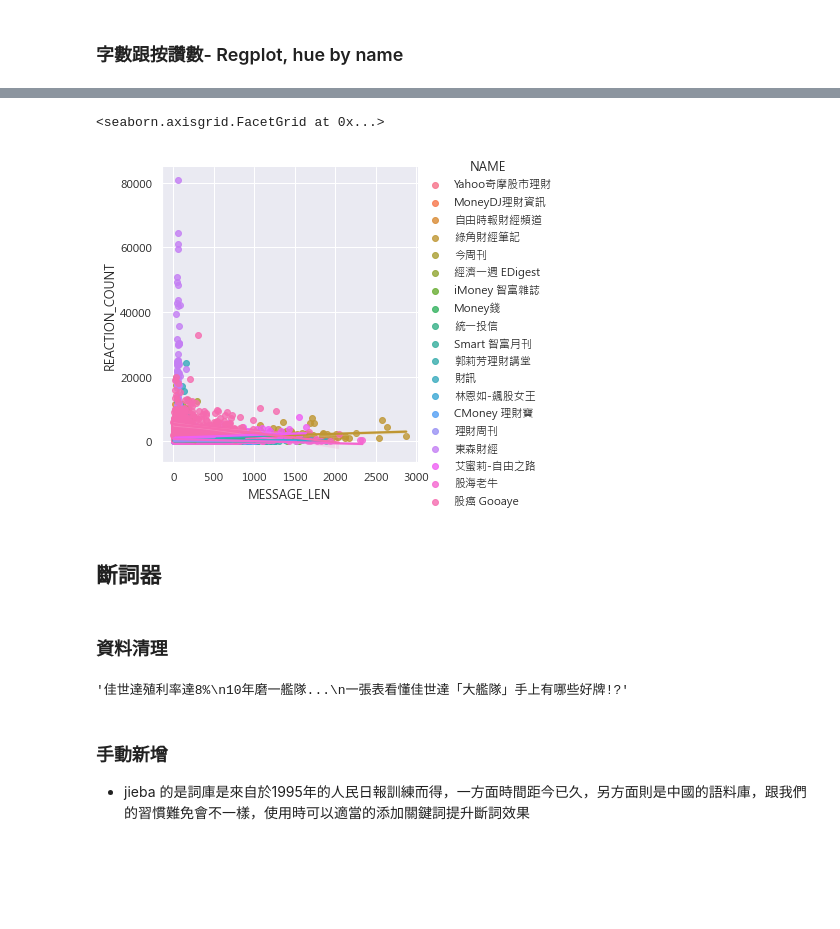
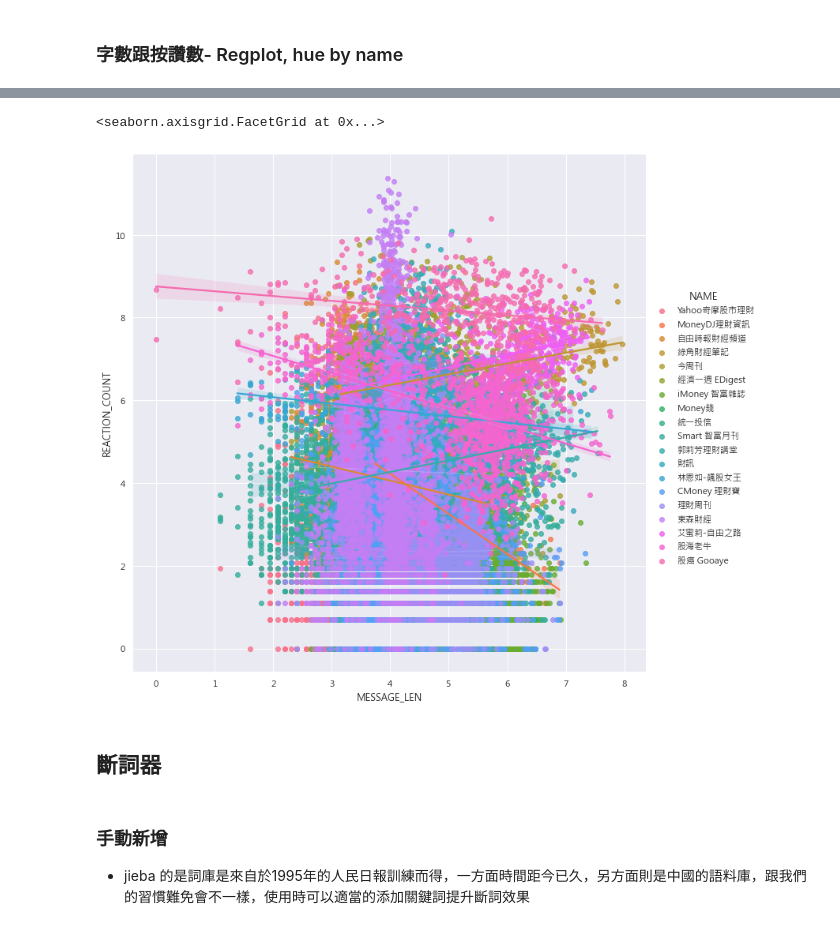
Before and after one commit to tlyu0419/Stock-Prediction-Using-Facebook-Sentiment-with-Python, a Jupyter notebook: 02_Sectiment_analysis.ipynb, the cells around one changed output, grey strips where cells are left out. Cells and saved outputs as stored; diff of their text form; code cells hidden in the pictures; blank space fills up the shorter version.

```diff
--- a/02_Sectiment_analysis.ipynb
+++ b/02_Sectiment_analysis.ipynb
@@ -59,16 +54,14 @@ os.listdir(path)
  '20220414_imoney889.pkl',
  '20220414_YahooTWFinance.pkl']
 # %%
-df = []
+df = pd.DataFrame()
 for file in os.listdir(path):
     if 'pkl' in file:
         print(file)
         ndf = pd.read_pickle(path + file)
-        df.append(ndf)
-df = pd.concat(df, ignore_index=True)
-df = df.sort_values('UPDATETIME', ascending=False)
-print(df.shape)
-df = df.drop_duplicates('POSTID', ignore_index=True)
+        df = pd.concat([df, ndf], ignore_index=True)
+        df = df.sort_values('UPDATETIME', ascending=False)
+        df = df.drop_duplicates('POSTID', ignore_index=True)
 print(df.shape)
 df.head(5)
 # %% [output]
@@ -115,7 +108,7 @@ df.head(3)
 -  解決的方式有兩種，一種是多抓幾次，最後去除重複，另一種就是不要抓長時間，改成小量頻繁一些抓取資料
 # %%
 # 不同粉絲頁的每天有多少貼文
-df = df.loc[df['DATE'].apply(lambda x: '2021-06-01'<= x <= '2022-03-31')]
-plotdf = df.groupby(['NAME', 'YM']).size().reset_index(name='CNT').pivot('NAME', 'YM', 'CNT')
+plotdf = df.groupby(['NAME', 'DATE']).size().reset_index(name='CNT').pivot('NAME', 'DATE', 'CNT')
+plotdf = plotdf.fillna(0)
 plotdf
 # %% [output]
@@ -260,0 +249,4 @@ plotdf
+# %%
+plotdf['MESSAGE_LEN'] = np.log(plotdf['MESSAGE_LEN'])
+plotdf['REACTION_COUNT'] = np.log(plotdf['REACTION_COUNT'])
+plotdf
@@ -261,14 +277,8 @@ plotdf
 # %%
-sns.lmplot(x='MESSAGE_LEN', y='REACTION_COUNT', data=plotdf, hue='NAME')
+# sns.set(rc={'figure.figsize':(16, 16)})
+sns.lmplot(x='MESSAGE_LEN', y='REACTION_COUNT', data = plotdf, hue='NAME', height=10)
 # %% [output]
 <seaborn.axisgrid.FacetGrid at 0x...>
-[figure, old version]
+[figure, new version]
 # %% [markdown]
 ## 斷詞器
-# %% [markdown]
-### 資料清理
-# %%
-sentence = df['MESSAGE'][9]
-sentence
-# %% [output]
-'佳世達殖利率達8%\n10年磨一艦隊...\n一張表看懂佳世達「大艦隊」手上有哪些好牌!?'
```
Also changed, not shown: parts of 45 cells of this notebook, 7 other files.
